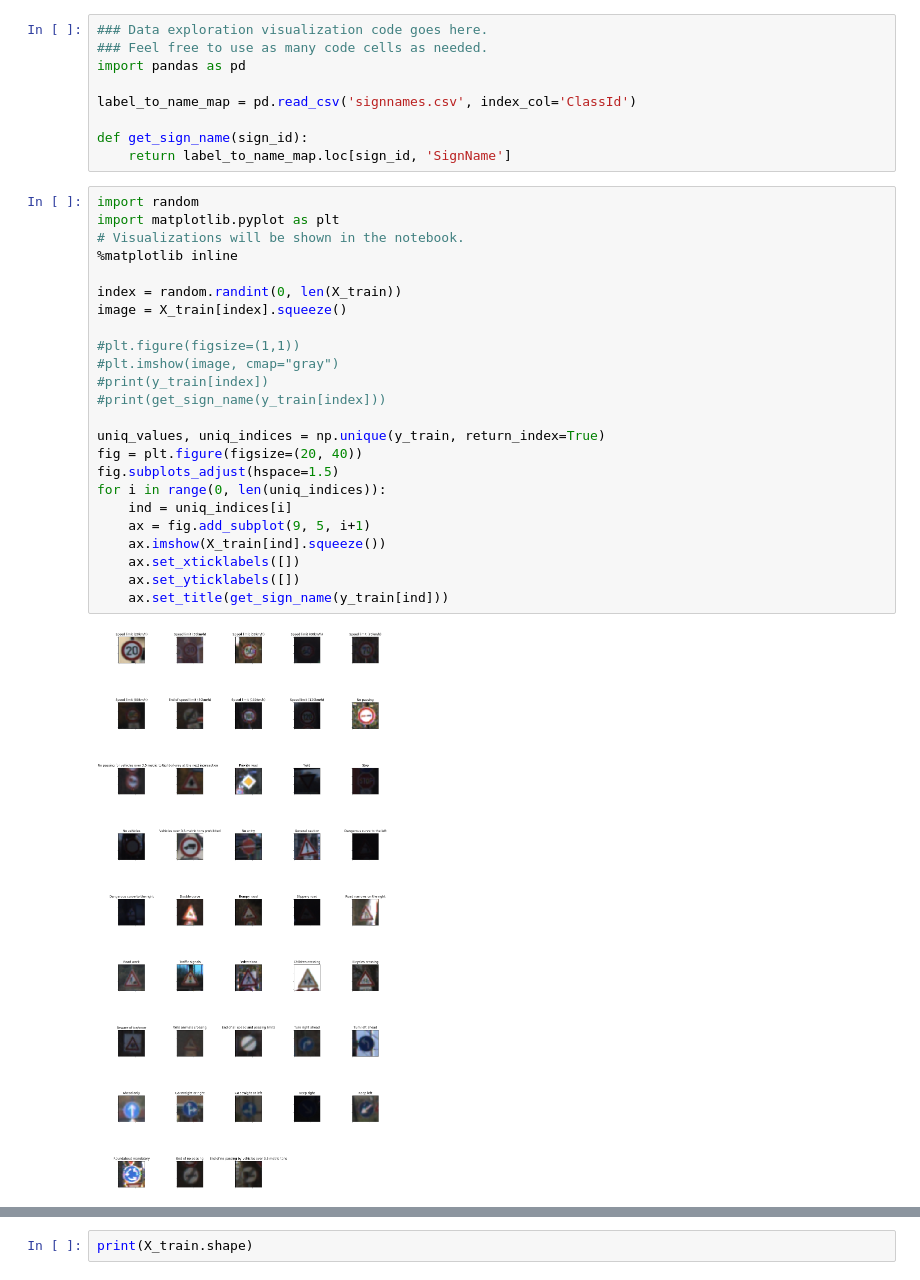
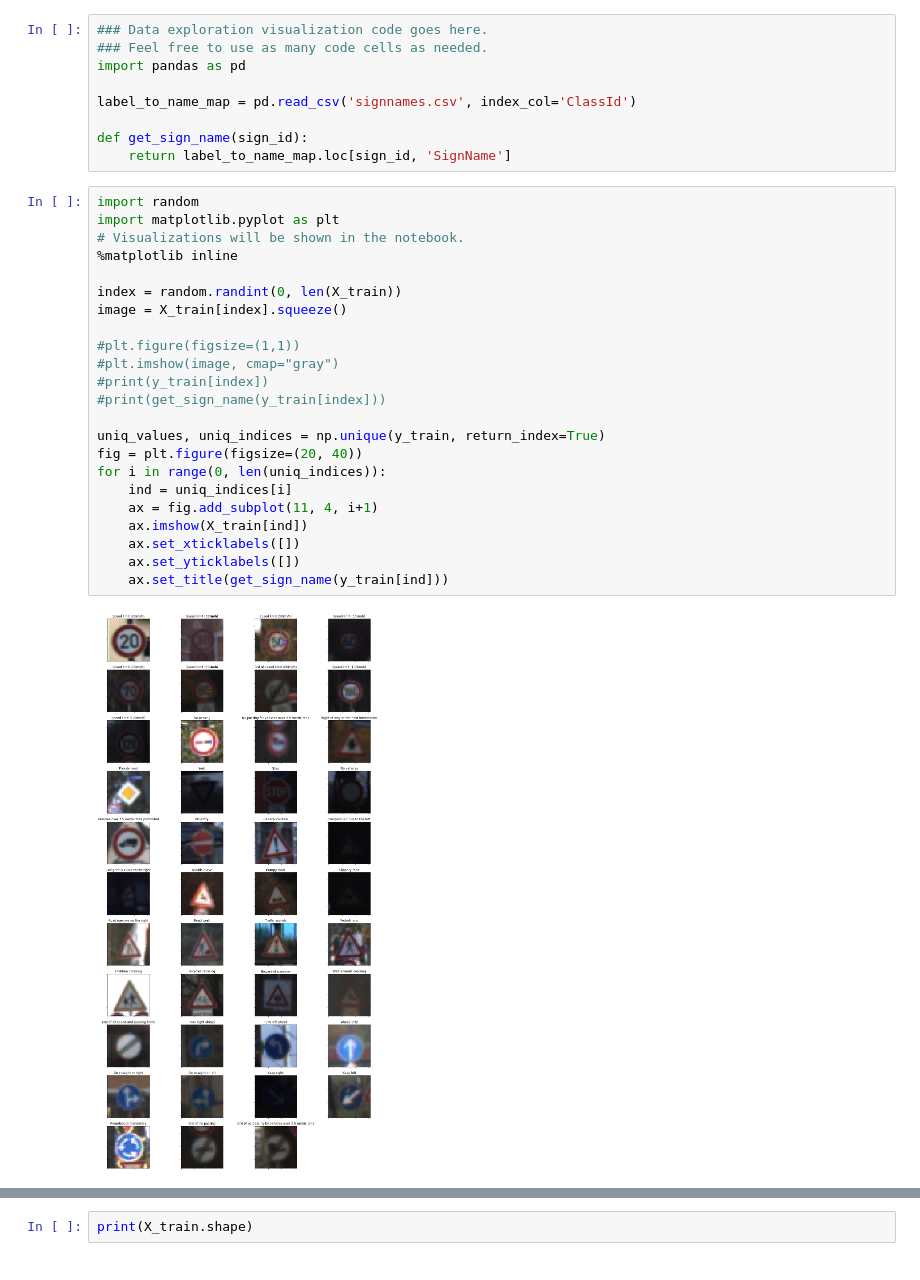
Before and after one commit to zxy1256/CarND-Traffic-Sign-Classifier-Project, a Jupyter notebook: Traffic_Sign_Classifier.ipynb, the cells around one changed output, grey strips where cells are left out. Drawn from its saved outputs; the diff is of its cells as text.

Commit message:
Update notebook, training accuracy 91%

```diff
--- a/Traffic_Sign_Classifier.ipynb
+++ b/Traffic_Sign_Classifier.ipynb
@@ -103,26 +103,25 @@ def get_sign_name(sign_id):
 # %%
 import random
 import matplotlib.pyplot as plt
 # Visualizations will be shown in the notebook.
 %matplotlib inline
 
 index = random.randint(0, len(X_train))
 image = X_train[index].squeeze()
 
 #plt.figure(figsize=(1,1))
 #plt.imshow(image, cmap="gray")
 #print(y_train[index])
 #print(get_sign_name(y_train[index]))
 
 uniq_values, uniq_indices = np.unique(y_train, return_index=True)
 fig = plt.figure(figsize=(20, 40))
-fig.subplots_adjust(hspace=1.5)
 for i in range(0, len(uniq_indices)):
     ind = uniq_indices[i]
-    ax = fig.add_subplot(9, 5, i+1)
-    ax.imshow(X_train[ind].squeeze())
+    ax = fig.add_subplot(11, 4, i+1)
+    ax.imshow(X_train[ind])
     ax.set_xticklabels([])
     ax.set_yticklabels([])
     ax.set_title(get_sign_name(y_train[ind]))
 # %% [output]
-[figure, old version]
+[figure, new version]
```
Also changed, not shown: parts of 13 cells of this notebook.
